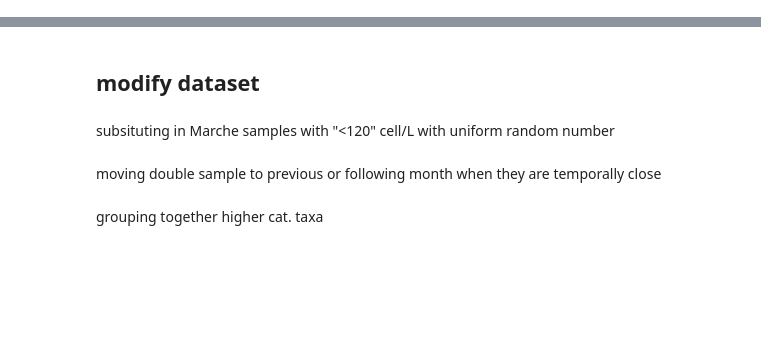
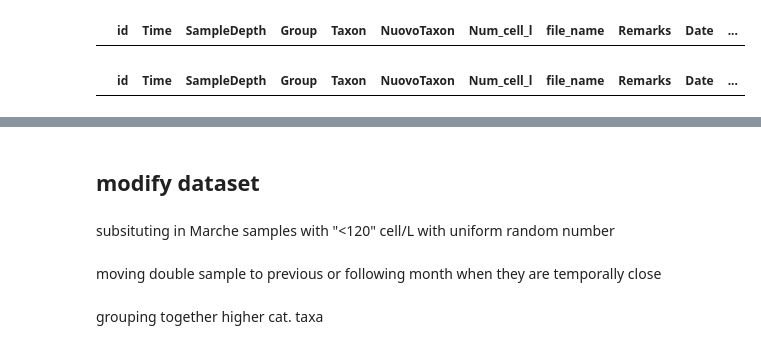
Before and after one commit to Alberto-Ghedin/ISPRA_20152017_Analysis, a Jupyter notebook: Create_dataset/Correct_raw_data.ipynb, the cells around one changed output, grey strips where cells are left out. Cells and saved outputs as stored; diff of their text form; code cells hidden in the pictures; blank space fills up the shorter version.

```diff
--- a/Create_dataset/Correct_raw_data.ipynb
+++ b/Create_dataset/Correct_raw_data.ipynb
@@ -63,4 +26,2 @@ phyto_abund_raw.loc[phyto_abund_raw["id"] == '0004-M000200_TR12', "id"] = '0004-
 # %%
 phyto_abund_raw.dropna(subset=["Num_cell_l"], inplace=True)
-phyto_abund_raw.loc[84343,"Group"] = "Dinoflagellati"
-phyto_abund_raw.loc[124333, "Group"] = "Diatomee"
@@ -71,7 +28,7 @@ phyto_list_excel = phyto_list_excel.apply(remove_additional_white_spaces)
+# %%
+df_lat_long_stations = pd.read_csv(_HOME_ + "/PHD/station_locations.csv")
 # %%
 phyto_abund_raw = phyto_abund_raw.merge(df_lat_long_stations[["id", "Region", "Longitude", "Latitude", "Closest_coast"]], how = "left", left_on="id", right_on="id")
 # %%
 phyto_abund_raw["Taxon"] = np.where(phyto_abund_raw["Taxon"].isna(), phyto_abund_raw["NuovoTaxon"], phyto_abund_raw["Taxon"])
-phyto_abund_raw.drop(columns = ["NuovoTaxon"], inplace=True)
 phyto_abund_raw.loc[~phyto_abund_raw["Taxon"].isna(), "Taxon"] = phyto_abund_raw.loc[~phyto_abund_raw["Taxon"].isna(), "Taxon"].apply(remove_additional_white_spaces)
-phyto_abund_raw.loc[phyto_abund_raw["Taxon"].isna(), "Taxon"] = "Altro fitoplancton"
@@ -78,2 +79,12 @@ phyto_abund_raw.loc[phyto_abund_raw["Taxon"].isna(), "Taxon"] = "Altro fitoplanc
+# %%
+phyto_abund_raw.loc[phyto_abund_raw["Taxon"] == "nan","Taxon"] = phyto_abund_raw.loc[phyto_abund_raw["Taxon"] == "nan","Group"]
+# %%
+phyto_abund_raw.loc[phyto_abund_raw["Taxon"].isna(), :]
+# %% [output]
+|  | id | Time | SampleDepth | Group | Taxon | NuovoTaxon | Num_cell_l | file_name | Remarks | Date | ... |
+# %%
+phyto_abund_raw.loc[phyto_abund_raw["Taxon"].str.contains("Nan"), :]
+# %% [output]
+|  | id | Time | SampleDepth | Group | Taxon | NuovoTaxon | Num_cell_l | file_name | Remarks | Date | ... |
 # %%
 phyto_abund_raw["Taxon"] = phyto_abund_raw["Taxon"].apply(str.capitalize)
```
Also changed, not shown: parts of 39 cells of this notebook, 4 other files.
